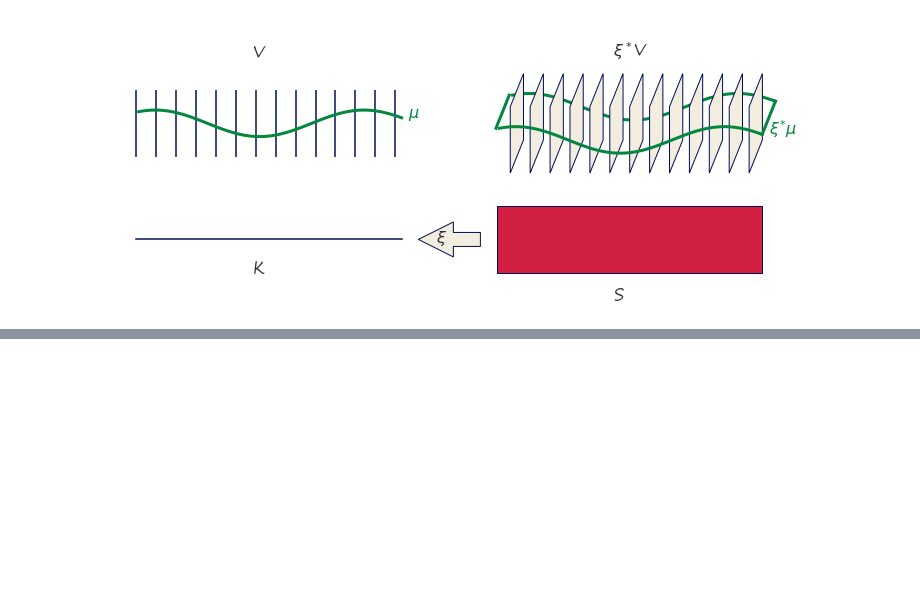
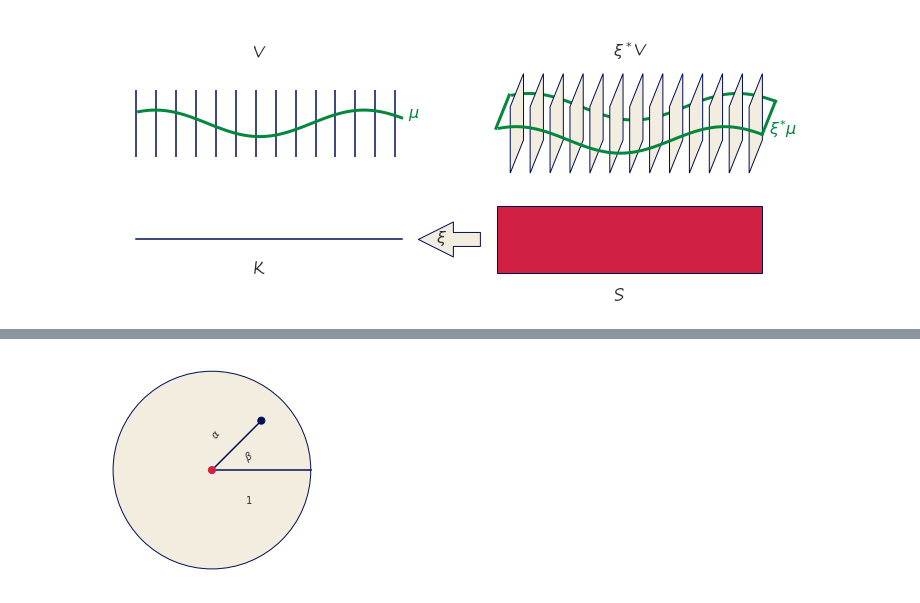
Before and after one commit to story645/proposal, a Jupyter notebook: figures/q_figs.ipynb, the cells around one changed output, grey strips where cells are left out. Drawn from its saved outputs; the diff is of its cells as text; code cells hidden in the pictures; blank space fills up the shorter version.

```diff
--- a/figures/q_figs.ipynb
+++ b/figures/q_figs.ipynb
@@ -13,10 +13,30 @@ import matplotlib.collections as mcollections
 import matplotlib.colors as mcolors
 import matplotlib.path as mpath
 import matplotlib.pyplot as plt
+from mpl_toolkits.axes_grid1.inset_locator import inset_axes
+
+import cmocean
+import cartopy
+import cartopy.crs as ccrs
+
+from matplotlib import rcParams
+
+from datetime import datetime, timedelta
+from urllib.request import urlopen
+from netCDF4 import Dataset
+from datetime import datetime, timedelta
+from urllib.request import urlopen
+
+import cartopy.crs as ccrs
+import cartopy.feature as cfeature
+import cartopy.mpl.geoaxes
+import matplotlib.pyplot as plt
 
 
-from matplotlib import rcParams
-import xarray as xr
+import matplotlib.colors as mcolors
+import matplotlib.pyplot as plt
+from metpy.units import masked_array, units
+from netCDF4 import Dataset
 
 import themepy
 paper_path = Path('../paper/figures/')
@@ -24,7 +44,7 @@ slide_path = Path('../slides/figures/math/')
 proposal_path = Path('../draft/figures/math/')
 theme = themepy.Theme('paper')
 rcParams['font.family'] = 'Segoe Print'
-
+rcParams['figure.dpi'] = 200
 %matplotlib inline
 # %%
 fig, axd  = plt.subplot_mosaic([['k', 's']], figsize=(10,4),
@@ -202 +207,20 @@ fig.savefig(proposal_path/"scatter_with_s.png", bbox_inches='tight', facecolor='
+# %%
+fig, axd = plt.subplot_mosaic([['glyph']])
+sc = mpatches.Circle((.5,.5), radius=.3, edgecolor='C0', facecolor=facecolor)
+axd['glyph'].add_patch(sc)
+axd['glyph'].annotate(r"$S_i$", (.44,0.05), fontsize=16)
+axd['glyph'].annotate(r'$s=(\alpha, \beta)$', (.33, .87))
+axd['glyph'].plot([.5, .8], [.5, .5], color='C0')
+axd['glyph'].plot([.5,.65], [.5, .65], color='C0')
+axd['glyph'].scatter([.5, .65], [.5, .65], c=['C1','C0'], s=50, zorder=100)
+axd['glyph'].annotate(r'$\alpha$', (.49, .60), rotation=55)
+axd['glyph'].annotate(r'$\beta$', (.59, .53), rotation=30)
+axd['glyph'].annotate(r'$1$', (.6, .4))
+axd['glyph'].axis('off')
+axd['glyph'].set_aspect('equal')
+
+fig.savefig(slide_path/"scatter_s.png", bbox_inches='tight', facecolor='white' )
+fig.savefig(proposal_path/"scatter_s.png", bbox_inches='tight', facecolor='white' )
+# %% [output]
+[figure, added]
 # %%
```
Also changed, not shown: parts of 14 cells of this notebook, 7 other files.
